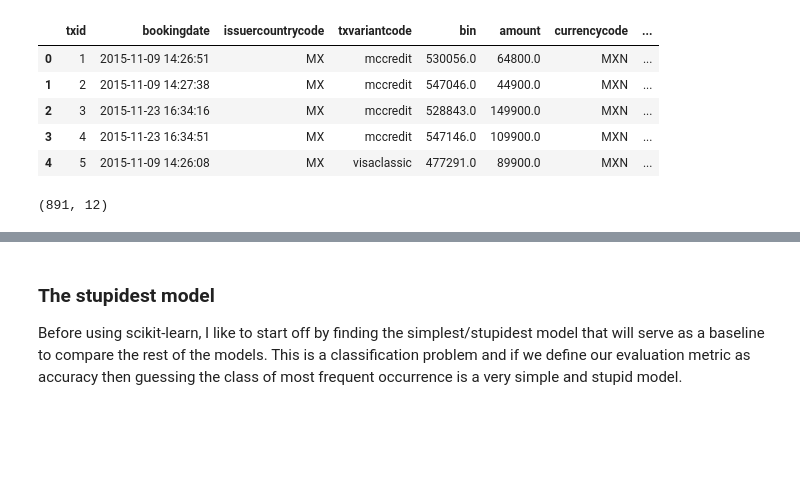
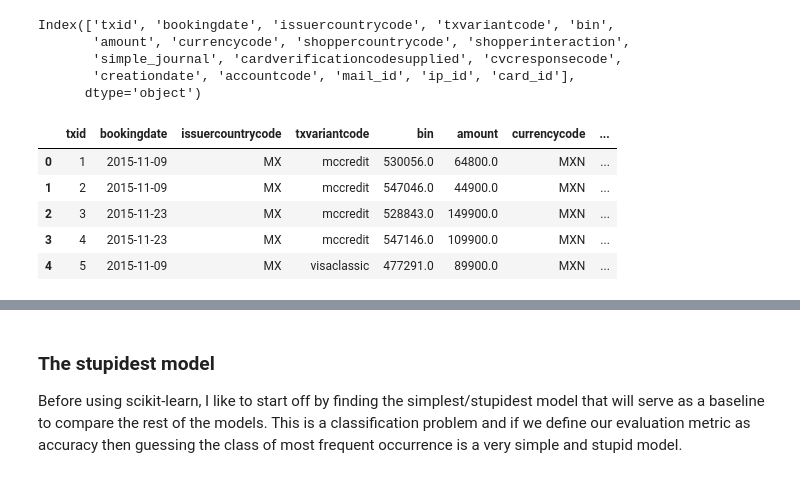
Before and after one commit to thechib12/cda_lab1, a Jupyter notebook: Scikit-learn Tutorial.ipynb, the cells around one changed output, grey strips where cells are left out. Cells and saved outputs as stored; diff of their text form; code cells hidden in the pictures; blank space fills up the shorter version.

```diff
--- a/Scikit-learn Tutorial.ipynb
+++ b/Scikit-learn Tutorial.ipynb
@@ -180,13 +192,0 @@ data = pd.read_csv('data.csv')
-# %%
-data.head()
-# %% [output]
-|  | txid | bookingdate | issuercountrycode | txvariantcode | bin | amount | currencycode | ... |
-| 0 | 1 | 2015-11-09 14:26:51 | MX | mccredit | 530056.0 | 64800.0 | MXN | ... |
-| 1 | 2 | 2015-11-09 14:27:38 | MX | mccredit | 547046.0 | 44900.0 | MXN | ... |
-| 2 | 3 | 2015-11-23 16:34:16 | MX | mccredit | 528843.0 | 149900.0 | MXN | ... |
-| 3 | 4 | 2015-11-23 16:34:51 | MX | mccredit | 547146.0 | 109900.0 | MXN | ... |
-| 4 | 5 | 2015-11-09 14:26:08 | MX | visaclassic | 477291.0 | 89900.0 | MXN | ... |
-# %%
-titanic.shape
-# %% [output]
-(891, 12)
@@ -192,0 +208,37 @@ titanic.shape
+# %%
+# data inladen hier
+
+# parse time with seconds to general date
+dateparse = lambda x: pd.datetime.strptime(x, '%Y-%m-%d %H:%M:%S')
+data = pd.read_csv('data.csv', parse_dates=['bookingdate'], date_parser=dateparse)
+data['bookingdate'] = data['bookingdate'].dt.date
+# print(data.head())
+data.drop(['bookingdate'], axis=1);
+# remove refused entries
+data = data[data.simple_journal != 'Refused']
+
+# distinguish datasets
+data_benign = data[data.simple_journal == 'Settled']
+data_fraud  = data[data.simple_journal == 'Chargeback']
+
+print(data.columns)
+data.head()
+
+# sns.boxplot(x="simple_journal", y="amount", data=data)
+
+# generates heatmap for issuer and shopper code
+
+
+# data_fraud.head(100)
+# %% [output]
+Index(['txid', 'bookingdate', 'issuercountrycode', 'txvariantcode', 'bin',
+       'amount', 'currencycode', 'shoppercountrycode', 'shopperinteraction',
+       'simple_journal', 'cardverificationcodesupplied', 'cvcresponsecode',
+       'creationdate', 'accountcode', 'mail_id', 'ip_id', 'card_id'],
+      dtype='object')
+|  | txid | bookingdate | issuercountrycode | txvariantcode | bin | amount | currencycode | ... |
+| 0 | 1 | 2015-11-09 | MX | mccredit | 530056.0 | 64800.0 | MXN | ... |
+| 1 | 2 | 2015-11-09 | MX | mccredit | 547046.0 | 44900.0 | MXN | ... |
+| 2 | 3 | 2015-11-23 | MX | mccredit | 528843.0 | 149900.0 | MXN | ... |
+| 3 | 4 | 2015-11-23 | MX | mccredit | 547146.0 | 109900.0 | MXN | ... |
+| 4 | 5 | 2015-11-09 | MX | visaclassic | 477291.0 | 89900.0 | MXN | ... |
```
Also changed, not shown: parts of 8 cells of this notebook.
